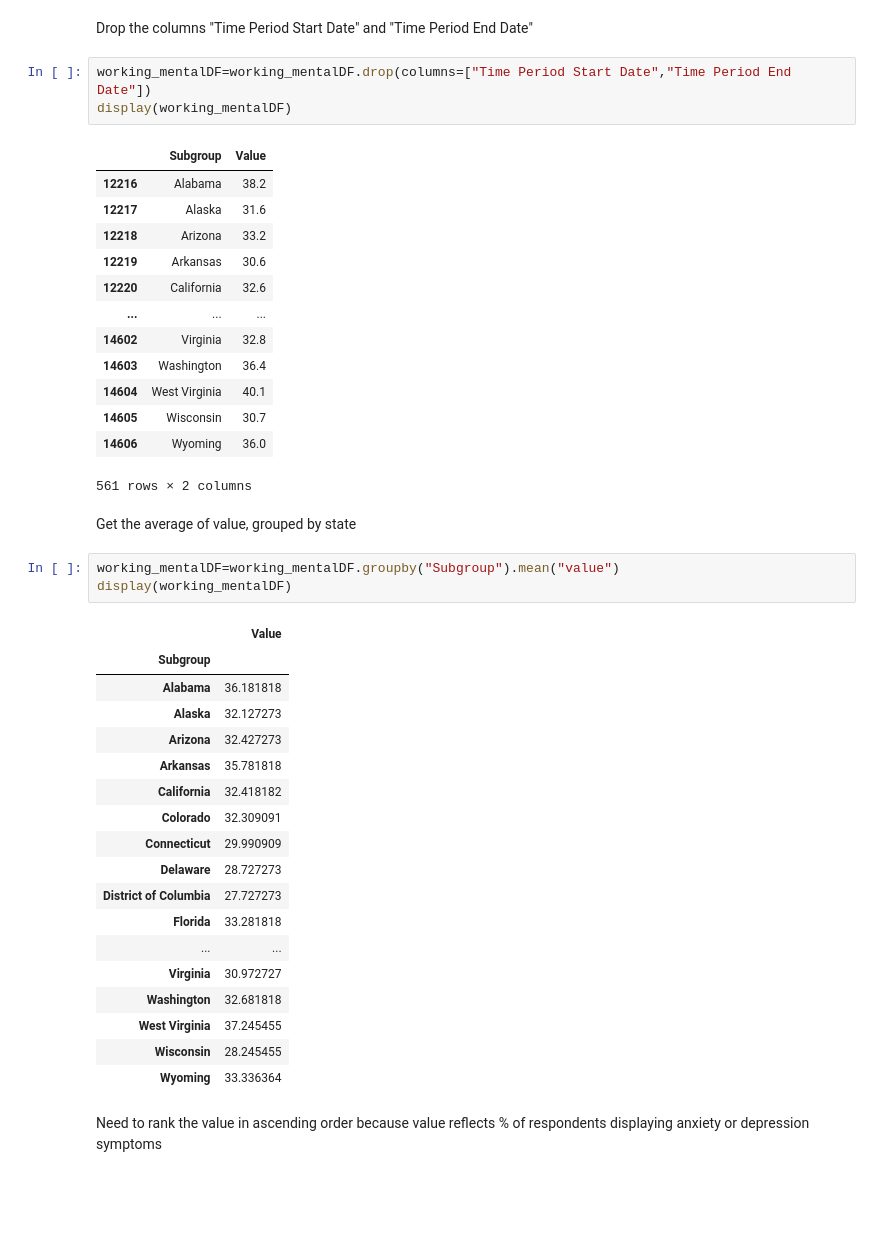
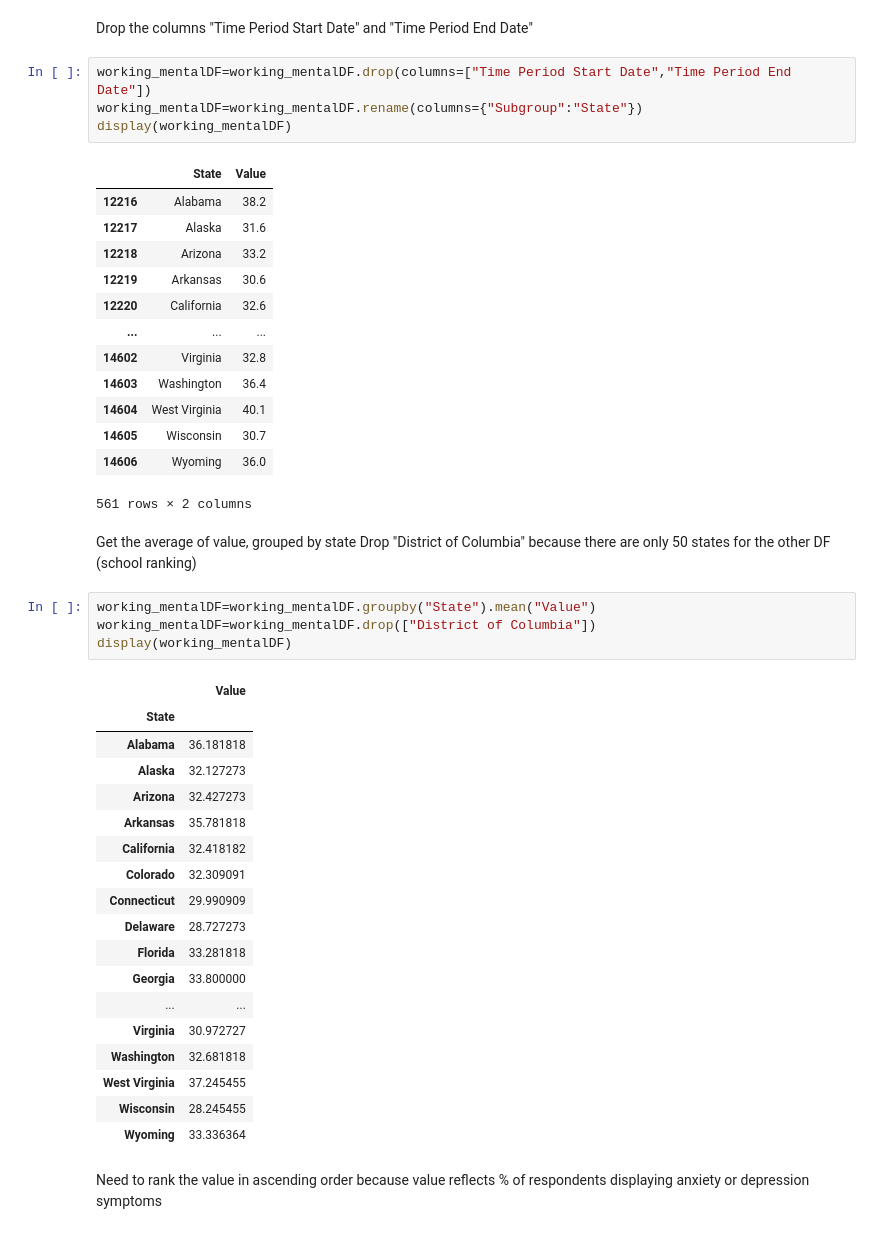
Before and after one commit to kittysinaga/Capstone_Project, a Jupyter notebook: Working.ipynb, the cells around one changed output. Cells and saved outputs as stored; diff of their text form; blank space fills up the shorter version.

```diff
--- a/Working.ipynb
+++ b/Working.ipynb
@@ -156,9 +156,10 @@ display(working_mentalDF)
 Drop the columns "Time Period Start Date" and "Time Period End Date"
 # %%
 working_mentalDF=working_mentalDF.drop(columns=["Time Period Start Date","Time Period End Date"])
+working_mentalDF=working_mentalDF.rename(columns={"Subgroup":"State"})
 display(working_mentalDF)
 # %% [output]
-|  | Subgroup | Value |
+|  | State | Value |
 | 12216 | Alabama | 38.2 |
 | 12217 | Alaska | 31.6 |
 | 12218 | Arizona | 33.2 |
@@ -173,12 +174,14 @@ display(working_mentalDF)
 561 rows × 2 columns
 # %% [markdown]
 Get the average of value, grouped by state
+Drop "District of Columbia" because there are only 50 states for the other DF (school ranking)
 # %%
-working_mentalDF=working_mentalDF.groupby("Subgroup").mean("value")
+working_mentalDF=working_mentalDF.groupby("State").mean("Value")
+working_mentalDF=working_mentalDF.drop(["District of Columbia"])
 display(working_mentalDF)
 # %% [output]
 |  | Value |
-| Subgroup |  |
+| State |  |
 | Alabama | 36.181818 |
 | Alaska | 32.127273 |
 | Arizona | 32.427273 |
@@ -187,8 +190,8 @@ display(working_mentalDF)
 | Colorado | 32.309091 |
 | Connecticut | 29.990909 |
 | Delaware | 28.727273 |
-| District of Columbia | 27.727273 |
 | Florida | 33.281818 |
+| Georgia | 33.800000 |
 | ... | ... |
 | Virginia | 30.972727 |
 | Washington | 32.681818 |
```
Also changed, not shown: parts of 6 cells of this notebook.
